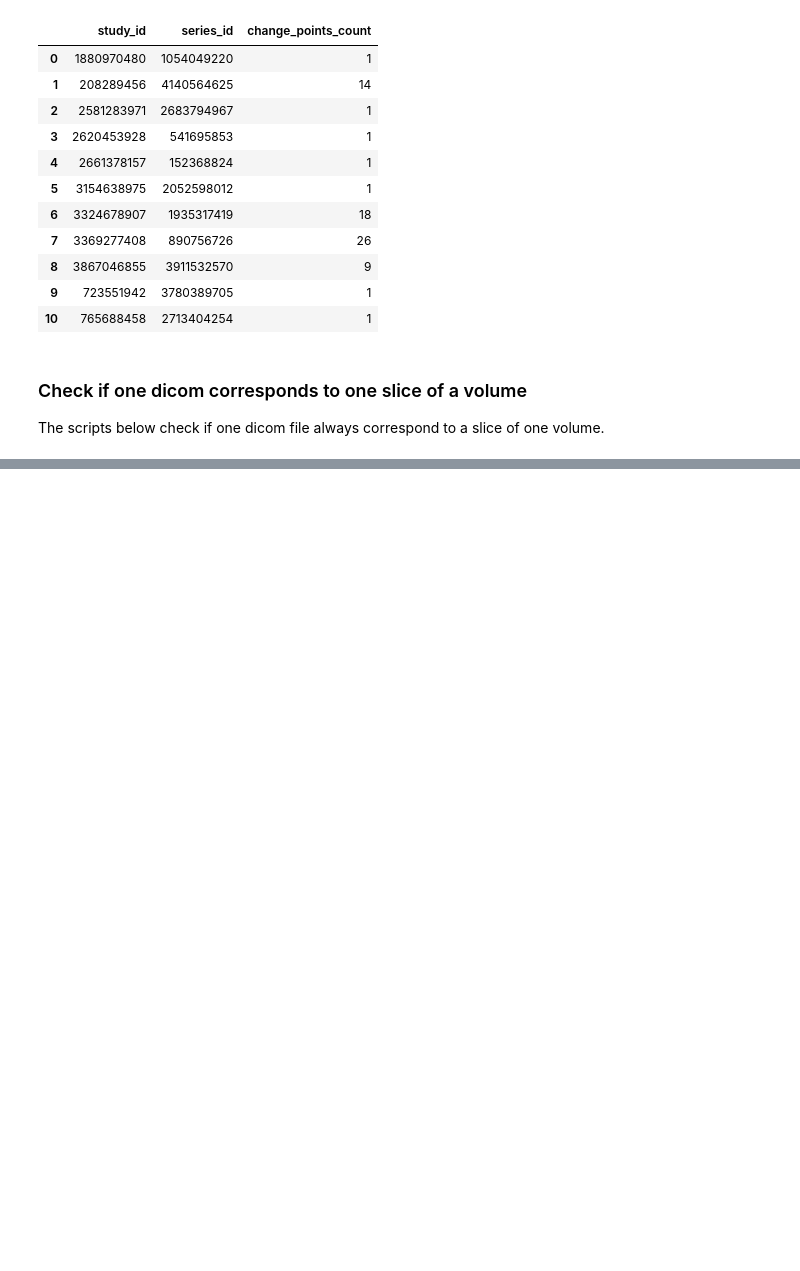
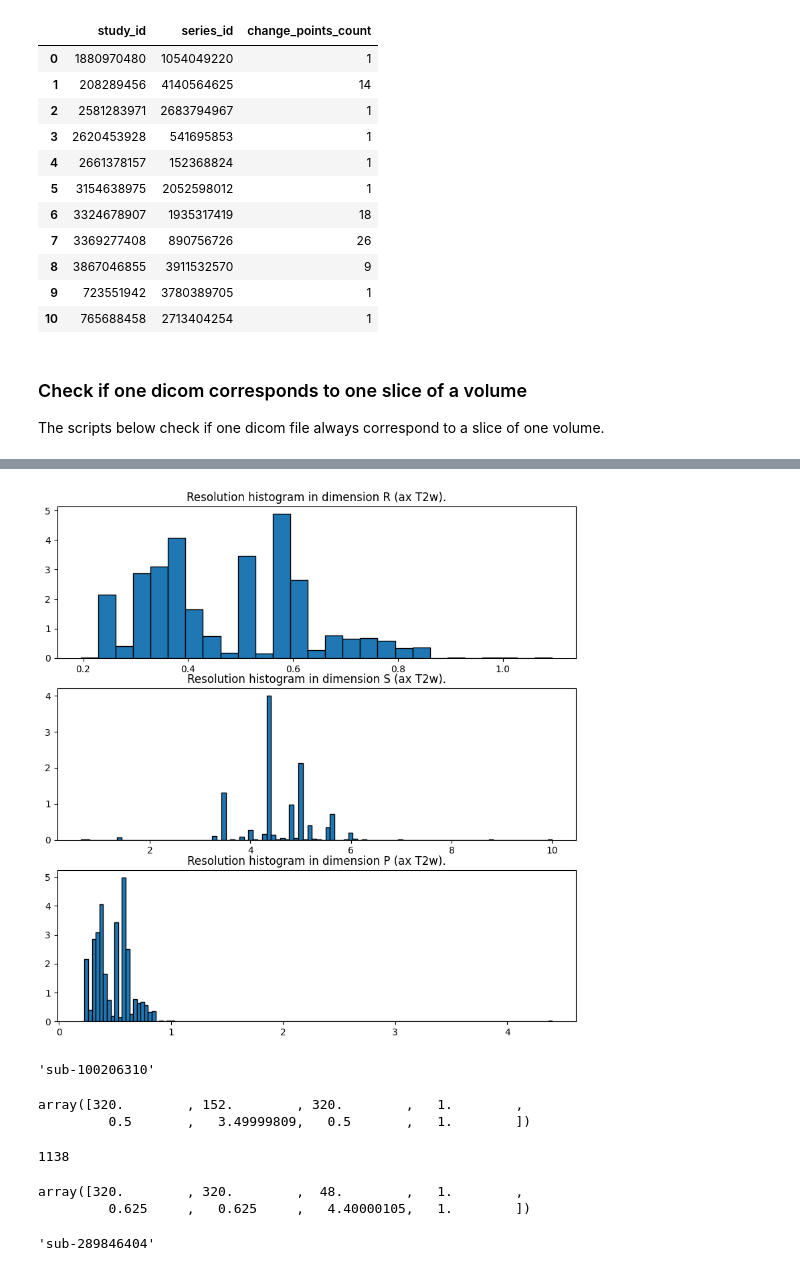
Before and after one commit to ivadomed/lumbar-classification-rsna-challenge-2024, a Jupyter notebook: stats.ipynb, the cells around one changed output, grey strips where cells are left out. Saved outputs shown, nothing was run; the diff lists cells and outputs as text; code cells hidden in the pictures; blank space fills up the shorter version.

```diff
--- a/stats.ipynb
+++ b/stats.ipynb
@@ -646,0 +853,5 @@ print(f"{str(x)}")
+# %%
+seqtype = "ax-T2"
+orientation, contrast = seqtype.split("-")
+
+study_ids, resolutions = get_resolutions(seqtype)
@@ -646,0 +876,39 @@ print(f"{str(x)}")
+# %%
+X = np.array(resolutions)
+orientation, contrast = seqtype.split("-")
+
+P_dim = X[:,-2]
+S_dim = X[:,-3]
+R_dim = X[:,-4]
+
+fig, ax = plt.subplots(nrows=3, figsize=(10, 10))
+resol = [R_dim, S_dim, P_dim]
+dims = ["R", "S", "P"]
+for i in range(3):
+    ax[i].hist(x=resol[i], bins="auto", density=True, edgecolor="k")
+    ax[i].set_title(f"Resolution histogram in dimension {dims[i]} ({orientation} {contrast}w).")
+plt.show()
+# %% [output]
+[figure, added]
+# %%
+study_ids[0]
+# %% [output]
+'sub-100206310'
+# %%
+X[0]
+# %% [output]
+array([320.        , 152.        , 320.        ,   1.        ,
+         0.5       ,   3.49999809,   0.5       ,   1.        ])
+# %%
+np.argmax(P_dim)
+# %% [output]
+1138
+# %%
+X[1138]
+# %% [output]
+array([320.        , 320.        ,  48.        ,   1.        ,
+         0.625     ,   0.625     ,   4.40000105,   1.        ])
+# %%
+study_ids[1138]
+# %% [output]
+'sub-289846404'
```
Also changed, not shown: parts of 20 cells of this notebook.
